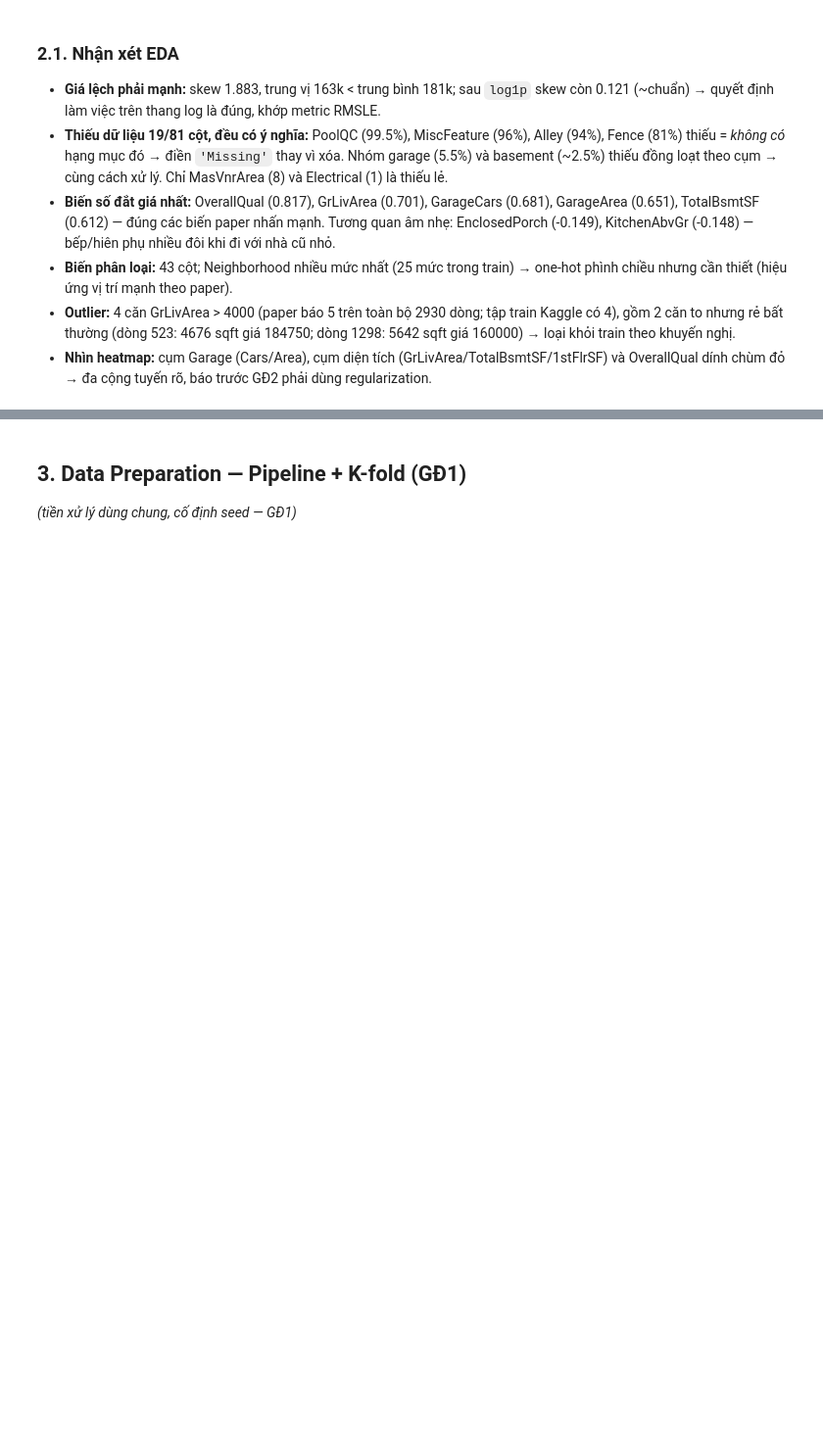
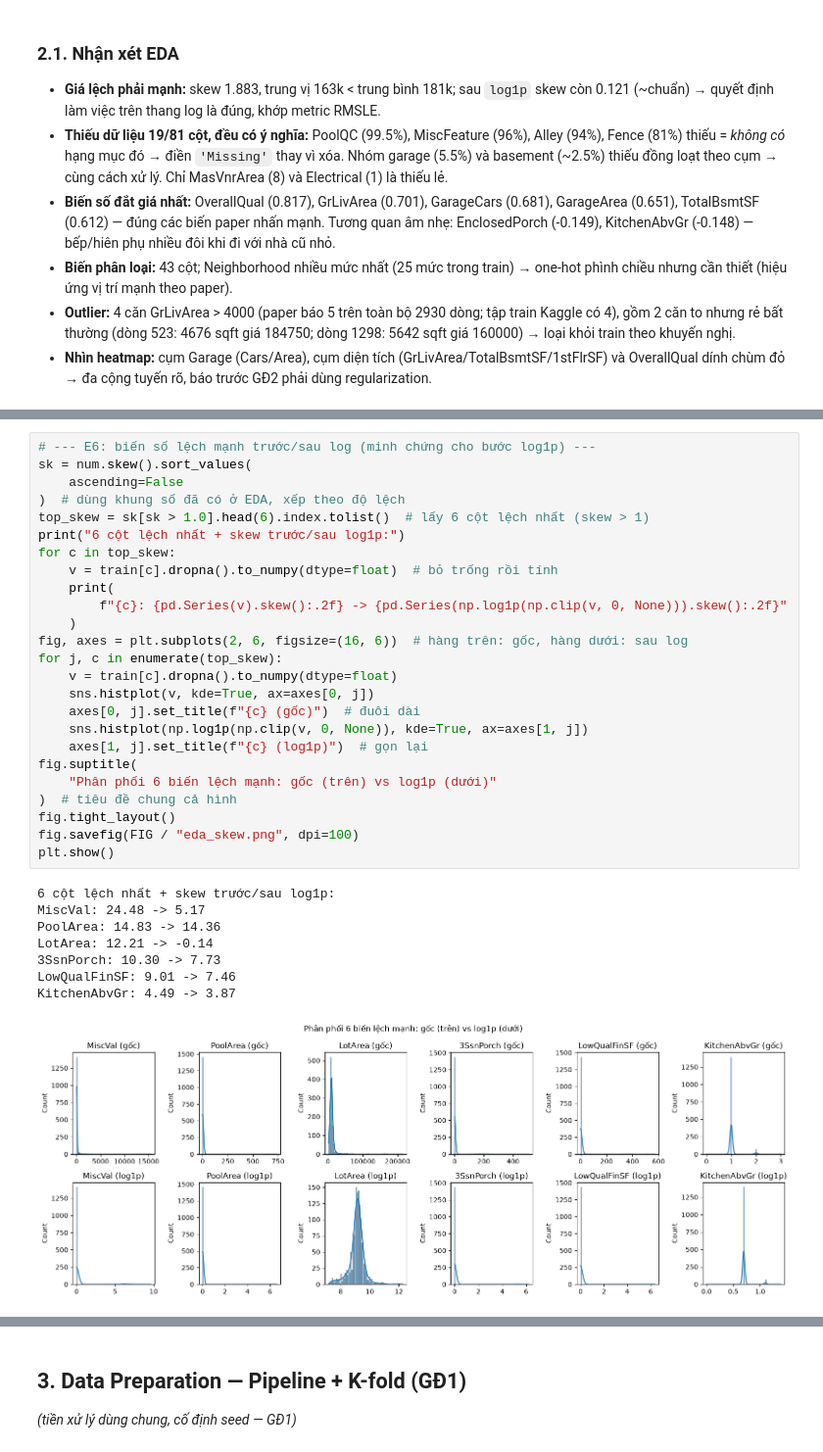
Before and after one commit to QuangMinh03042005/DeepLearningDDU1231, a Jupyter notebook: Lab02/lab02.ipynb, the cells around one changed output, grey strips where cells are left out. Shown at 98% size. Cells and saved outputs as stored; diff of their text form; blank space fills up the shorter version.

```diff
--- a/Lab02/lab02.ipynb
+++ b/Lab02/lab02.ipynb
@@ -278,0 +327,34 @@ print("Đã lưu ảnh vào", FIG)
+# %%
+# --- E6: biến số lệch mạnh trước/sau log (minh chứng cho bước log1p) ---
+sk = num.skew().sort_values(
+    ascending=False
+)  # dùng khung số đã có ở EDA, xếp theo độ lệch
+top_skew = sk[sk > 1.0].head(6).index.tolist()  # lấy 6 cột lệch nhất (skew > 1)
+print("6 cột lệch nhất + skew trước/sau log1p:")
+for c in top_skew:
+    v = train[c].dropna().to_numpy(dtype=float)  # bỏ trống rồi tính
+    print(
+        f"{c}: {pd.Series(v).skew():.2f} -> {pd.Series(np.log1p(np.clip(v, 0, None))).skew():.2f}"
+    )
+fig, axes = plt.subplots(2, 6, figsize=(16, 6))  # hàng trên: gốc, hàng dưới: sau log
+for j, c in enumerate(top_skew):
+    v = train[c].dropna().to_numpy(dtype=float)
+    sns.histplot(v, kde=True, ax=axes[0, j])
+    axes[0, j].set_title(f"{c} (gốc)")  # đuôi dài
+    sns.histplot(np.log1p(np.clip(v, 0, None)), kde=True, ax=axes[1, j])
+    axes[1, j].set_title(f"{c} (log1p)")  # gọn lại
+fig.suptitle(
+    "Phân phối 6 biến lệch mạnh: gốc (trên) vs log1p (dưới)"
+)  # tiêu đề chung cả hình
+fig.tight_layout()
+fig.savefig(FIG / "eda_skew.png", dpi=100)
+plt.show()
+# %% [output]
+6 cột lệch nhất + skew trước/sau log1p:
+MiscVal: 24.48 -> 5.17
+PoolArea: 14.83 -> 14.36
+LotArea: 12.21 -> -0.14
+3SsnPorch: 10.30 -> 7.73
+LowQualFinSF: 9.01 -> 7.46
+KitchenAbvGr: 4.49 -> 3.87
+[figure, added]
```
Also changed, not shown: parts of 9 cells of this notebook, 3 other files.
